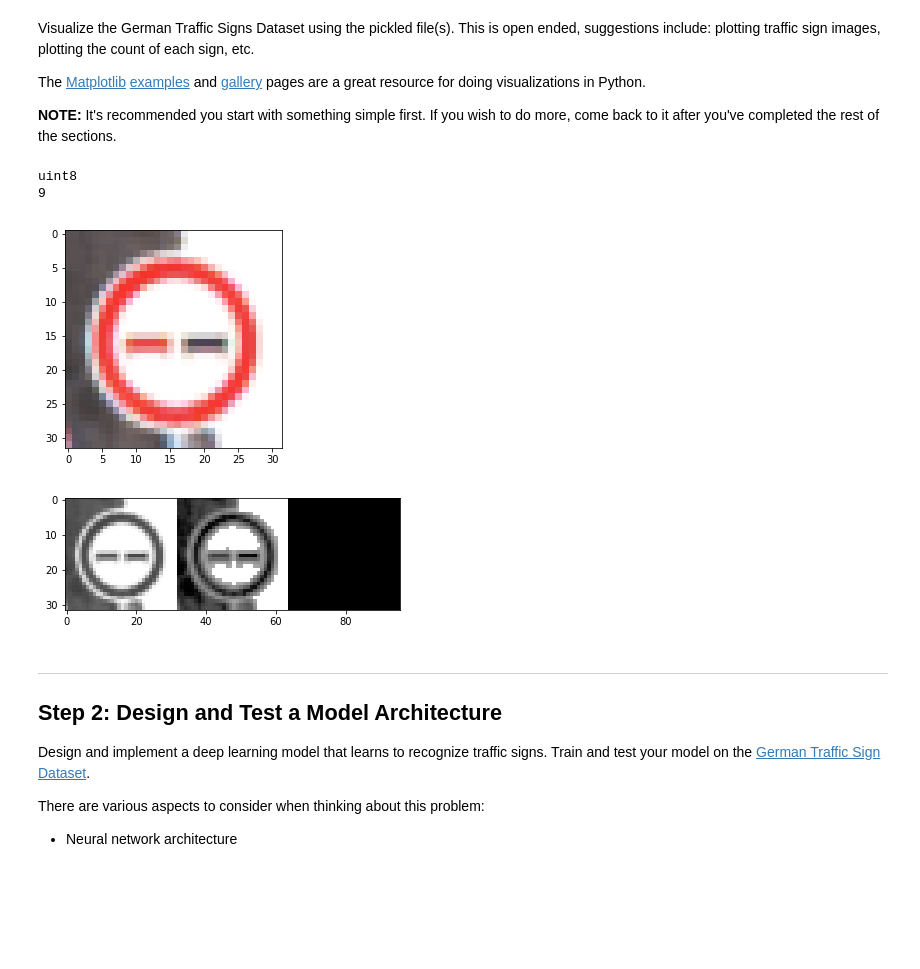
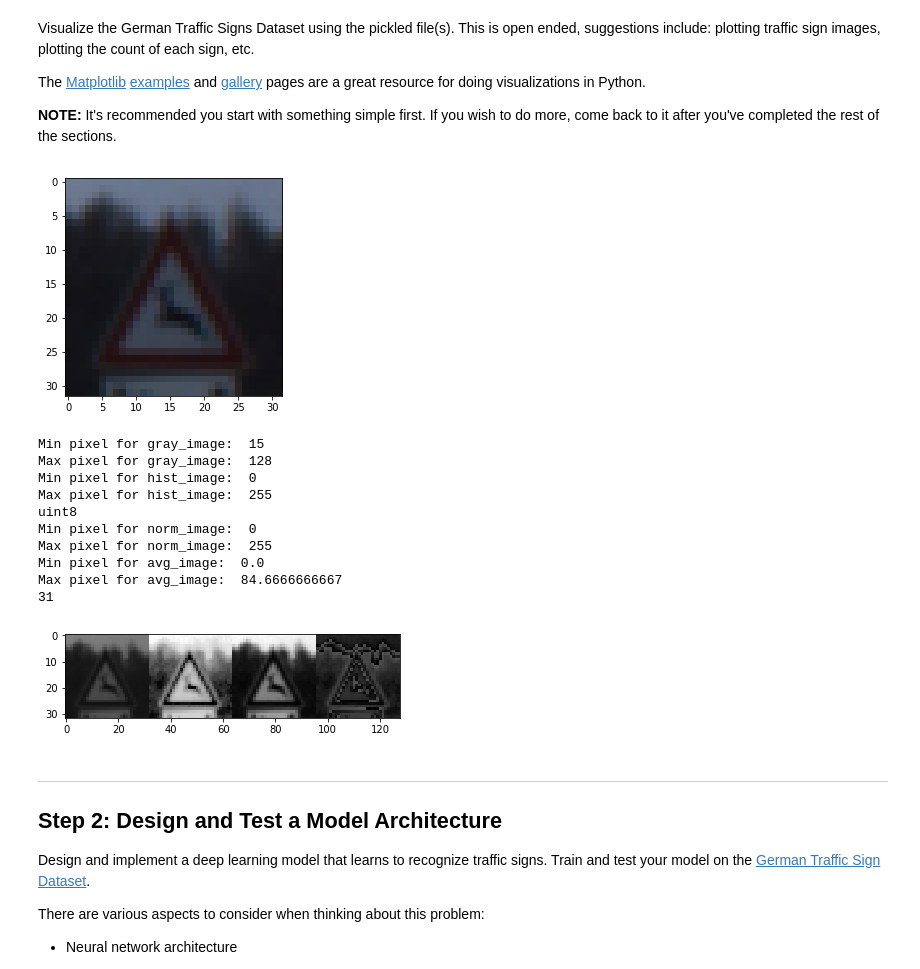
Before and after one commit to vijay-daniel/CarND-Traffic-Sign-Classifier-Project, a Jupyter notebook: Traffic_Sign_Classifier.ipynb, the cells around one changed output. Cells and saved outputs as stored; diff of their text form; code cells hidden in the pictures; blank space fills up the shorter version.

```diff
--- a/Traffic_Sign_Classifier.ipynb
+++ b/Traffic_Sign_Classifier.ipynb
@@ -126,36 +126,58 @@ The [Matplotlib](http://matplotlib.org/) [examples](http://matplotlib.org/exampl
 # %%
 import random
 import cv2
 ### Data exploration visualization code goes here.
 ### Feel free to use as many code cells as needed.
 import matplotlib.pyplot as plt
 # Visualizations will be shown in the notebook.
 %matplotlib inline
 
 index = random.randint(0, len(X_train))
 # image = X_train[index].squeeze()
 image = clr_X_train[index]
 
+plt.imshow(image)
+plt.show()
+
+
 gray_image = cv2.cvtColor(image, cv2.COLOR_BGR2GRAY)
+print("Min pixel for gray_image: ", np.min(gray_image))
+print("Max pixel for gray_image: ", np.max(gray_image))
+
 hist_image = cv2.equalizeHist(gray_image)
+print("Min pixel for hist_image: ", np.min(hist_image))
+print("Max pixel for hist_image: ", np.max(hist_image))
 
 print(gray_image.dtype)
-norm_image = np.zeros(gray_image.shape)
-cv2.normalize(gray_image, norm_image, 0, 255, cv2.NORM_MINMAX, dtype=cv2.CV_8U)
+norm_image = cv2.normalize(gray_image, np.zeros(gray_image.shape), 0, 255, cv2.NORM_MINMAX, dtype=cv2.CV_8U)
+
+print("Min pixel for norm_image: ", np.min(norm_image))
+print("Max pixel for norm_image: ", np.max(norm_image))
+
+avg_image = (gray_image + hist_image + norm_image) / 3
+print("Min pixel for avg_image: ", np.min(avg_image))
+print("Max pixel for avg_image: ", np.max(avg_image))
+
 
 print(y_train[index])
 
 # plt.figure(figsize=(1,1))
-plt.imshow(image)
+
+plt.imshow(np.hstack((gray_image, hist_image, norm_image, avg_image)), cmap='gray')
 plt.show()
-
-plt.imshow(np.hstack((gray_image, hist_image, norm_image)), cmap='gray')
-plt.show()
 # %% [output]
+[figure, new version]
+Min pixel for gray_image:  15
+Max pixel for gray_image:  128
+Min pixel for hist_image:  0
+Max pixel for hist_image:  255
 uint8
-9
+Min pixel for norm_image:  0
+Max pixel for norm_image:  255
+Min pixel for avg_image:  0.0
+Max pixel for avg_image:  84.6666666667
+31
-[figure, old version]
-[figure, old version]
+[figure, new version]
 # %% [markdown]
 ----
 
```
Also changed, not shown: parts of 4 cells of this notebook.
